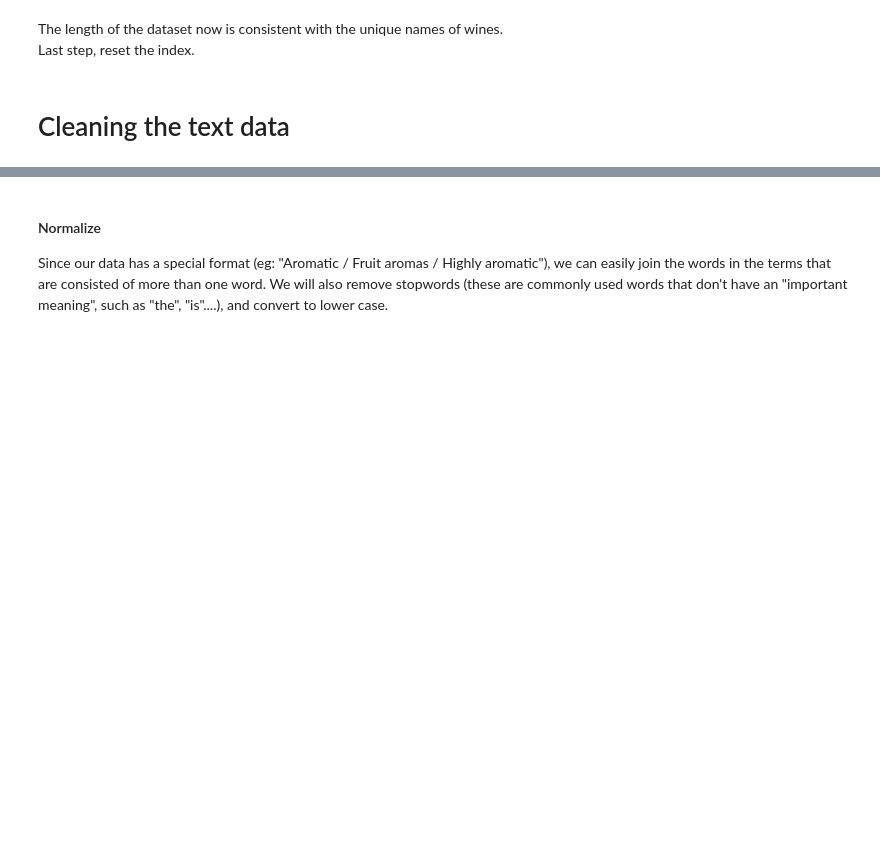
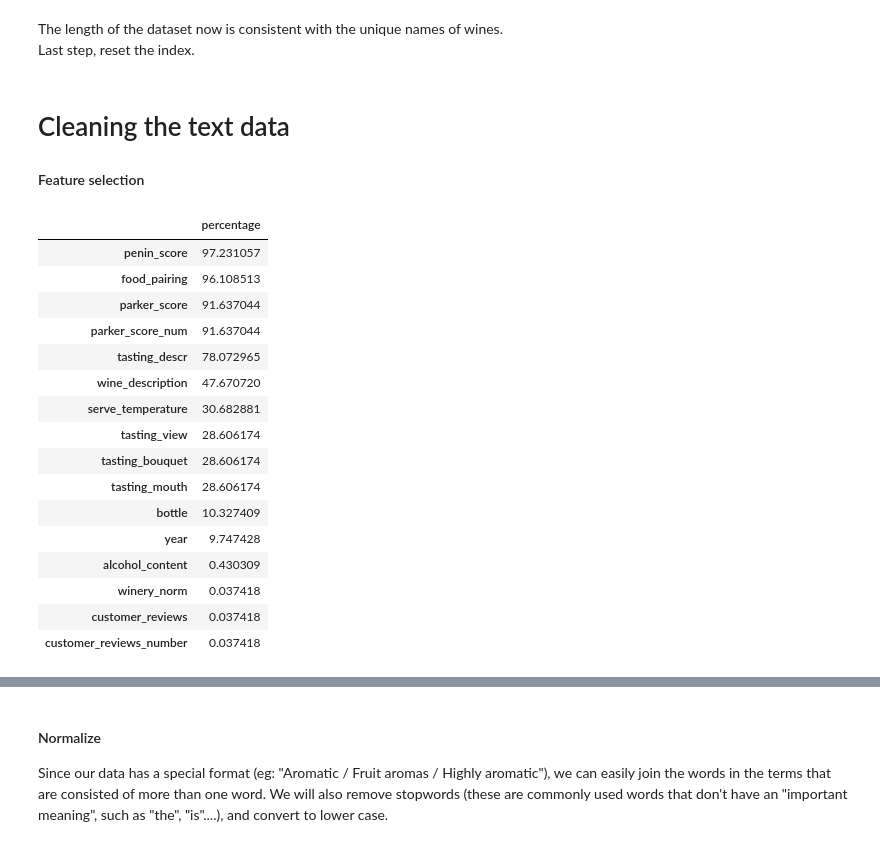
Before and after one commit to mariabollain/Spanish_Wine_Recommender, a Jupyter notebook: 02-cleaning/cleaning.ipynb, the cells around one changed output, grey strips where cells are left out. Drawn from its saved outputs; the diff is of its cells as text; code cells hidden in the pictures; blank space fills up the shorter version.

```diff
--- a/02-cleaning/cleaning.ipynb
+++ b/02-cleaning/cleaning.ipynb
@@ -2319,3 +2319,25 @@ Last step, reset the index.
 vinissimus_short = vinissimus_short.reset_index(drop=True)
 # %% [markdown]
 # Cleaning the text data
+#### Feature selection
+# %%
+nulls = pd.DataFrame(vinissimus_short.isna().sum()*100/len(vinissimus_short), columns=['percentage'])
+nulls[nulls["percentage"]>0].sort_values('percentage', ascending = False)
+# %% [output]
+|  | percentage |
+| penin_score | 97.231057 |
+| food_pairing | 96.108513 |
+| parker_score | 91.637044 |
+| parker_score_num | 91.637044 |
+| tasting_descr | 78.072965 |
+| wine_description | 47.670720 |
+| serve_temperature | 30.682881 |
+| tasting_view | 28.606174 |
+| tasting_bouquet | 28.606174 |
+| tasting_mouth | 28.606174 |
+| bottle | 10.327409 |
+| year | 9.747428 |
+| alcohol_content | 0.430309 |
+| winery_norm | 0.037418 |
+| customer_reviews | 0.037418 |
+| customer_reviews_number | 0.037418 |
```
Also changed, not shown: parts of 29 cells of this notebook.
